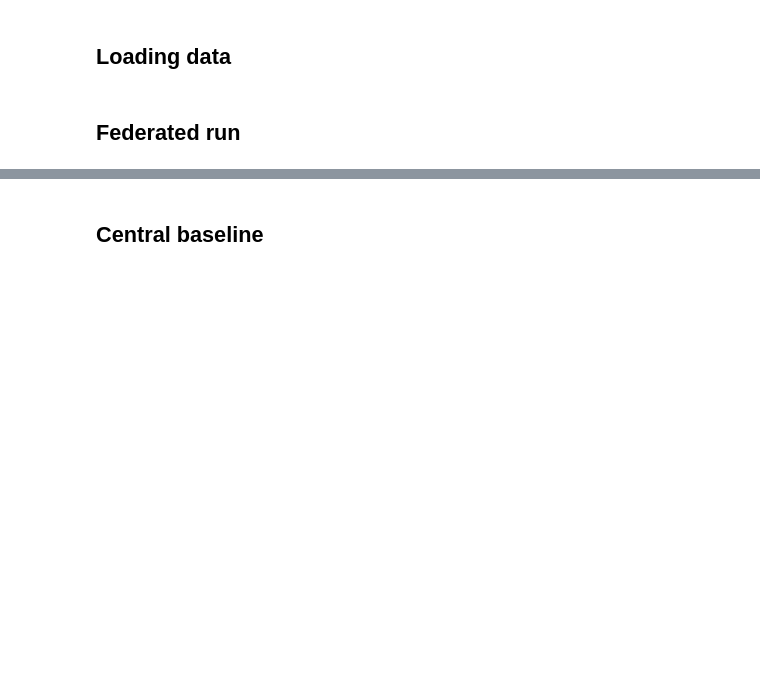
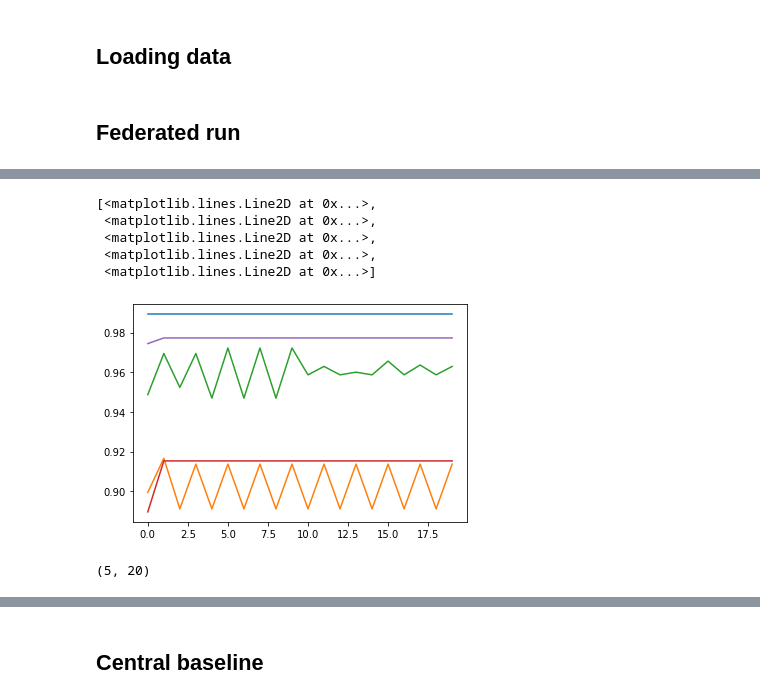
Before and after one commit to swiergarst/fedKMeans, a Jupyter notebook: final version.ipynb, the cells around one changed output, grey strips where cells are left out. Drawn from its saved outputs; the diff is of its cells as text; code cells hidden in the pictures; blank space fills up the shorter version.

```diff
--- a/final version.ipynb
+++ b/final version.ipynb
@@ -16,8 +17,9 @@ warnings.warn = warn
 # %%
 # this is basically everything that happens 'client-side'
 class client():
-    def __init__(self, data, n_centroids):
+    def __init__(self, data, labels, n_centroids):
         self.data = data
+        self.labels = labels #ground-truth labels; purely used for validation
         #self.n_centroids = n_centroids
         self.means = np.zeros((n_centroids, 2))
         self.n_c_local = 0
@@ -37,7 +39,9 @@ class client():
         samples = samples[mask]
         mean_vals = mean_vals[mask]
 
-        return mean_vals, km.score(self.data), samples
+        score = adjusted_rand_score(self.labels, km.labels_)
+
+        return mean_vals, score, samples
 
     def calc_cluster_amts(self, km):
         return np.array([len(km.labels_[km.labels_ == i]) for i in range(self.n_c_local)])
@@ -192,0 +208,13 @@ means_federated = run(clients, server_obj, crounds, n_clients, n_cluster_global,
+# %%
+plt.plot(np.arange(crounds), scores.T)
+# %% [output]
+[<matplotlib.lines.Line2D at 0x...>,
+ <matplotlib.lines.Line2D at 0x...>,
+ <matplotlib.lines.Line2D at 0x...>,
+ <matplotlib.lines.Line2D at 0x...>,
+ <matplotlib.lines.Line2D at 0x...>]
+[figure, added]
+# %%
+scores.shape
+# %% [output]
+(5, 20)
```
Also changed, not shown: parts of 13 cells of this notebook, 16 other files.
